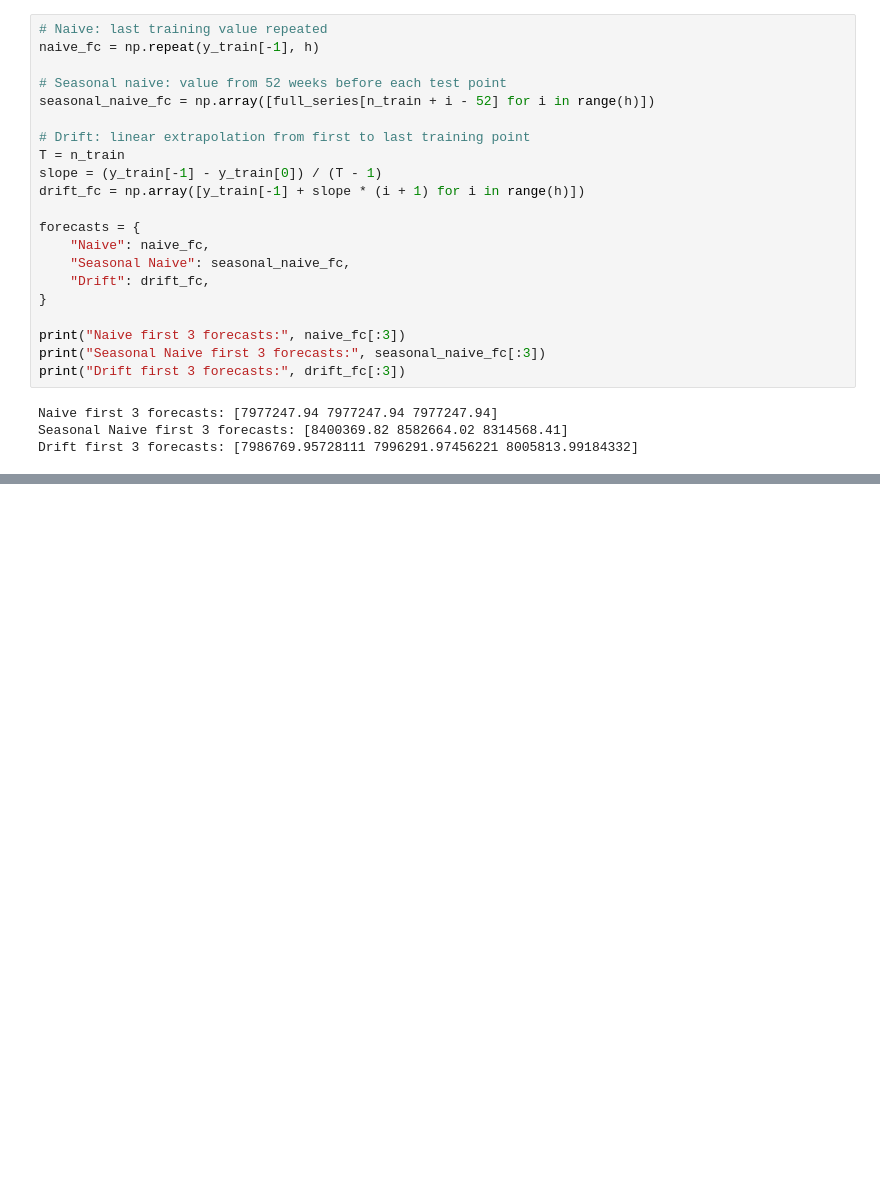
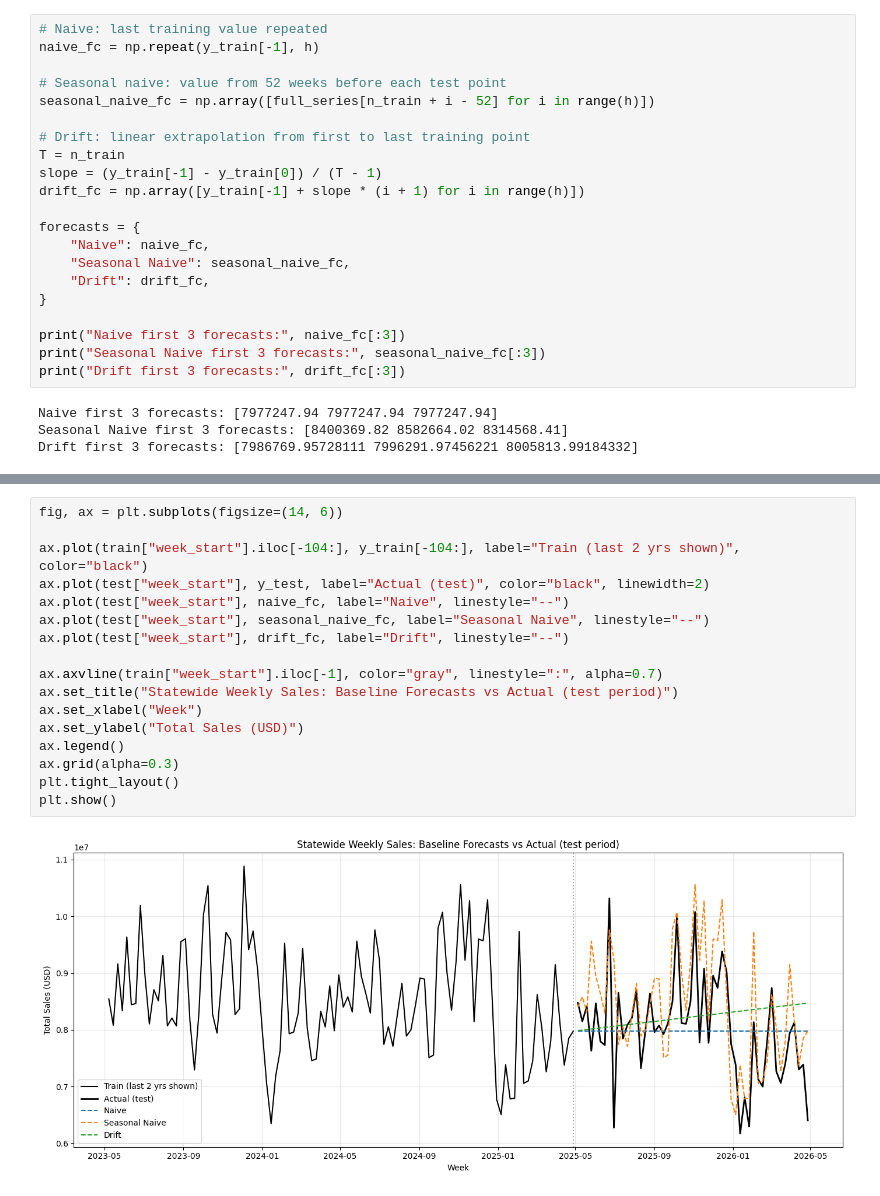
Before and after one commit to Ulfath16/retail-forecasting, a Jupyter notebook: notebooks/02_baseline_models.ipynb, the cells around one changed output, grey strips where cells are left out. Cells and saved outputs as stored; diff of their text form; blank space fills up the shorter version.

Commit message:
Complete baseline notebook rebuild: evaluation, visualization, and summary

```diff
--- a/notebooks/02_baseline_models.ipynb
+++ b/notebooks/02_baseline_models.ipynb
@@ -111,0 +150,19 @@ Drift first 3 forecasts: [7986769.95728111 7996291.97456221 8005813.99184332]
+# %%
+fig, ax = plt.subplots(figsize=(14, 6))
+
+ax.plot(train["week_start"].iloc[-104:], y_train[-104:], label="Train (last 2 yrs shown)", color="black")
+ax.plot(test["week_start"], y_test, label="Actual (test)", color="black", linewidth=2)
+ax.plot(test["week_start"], naive_fc, label="Naive", linestyle="--")
+ax.plot(test["week_start"], seasonal_naive_fc, label="Seasonal Naive", linestyle="--")
+ax.plot(test["week_start"], drift_fc, label="Drift", linestyle="--")
+
+ax.axvline(train["week_start"].iloc[-1], color="gray", linestyle=":", alpha=0.7)
+ax.set_title("Statewide Weekly Sales: Baseline Forecasts vs Actual (test period)")
+ax.set_xlabel("Week")
+ax.set_ylabel("Total Sales (USD)")
+ax.legend()
+ax.grid(alpha=0.3)
+plt.tight_layout()
+plt.show()
+# %% [output]
+[figure, added]
```
Also changed, not shown: parts of 3 cells of this notebook.
